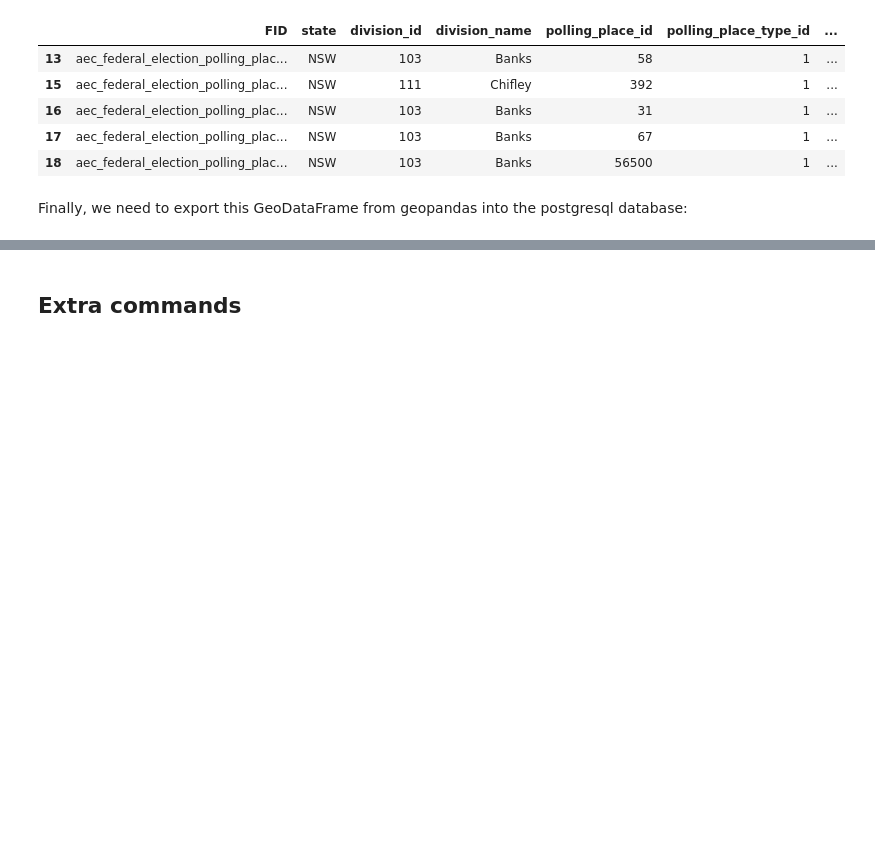
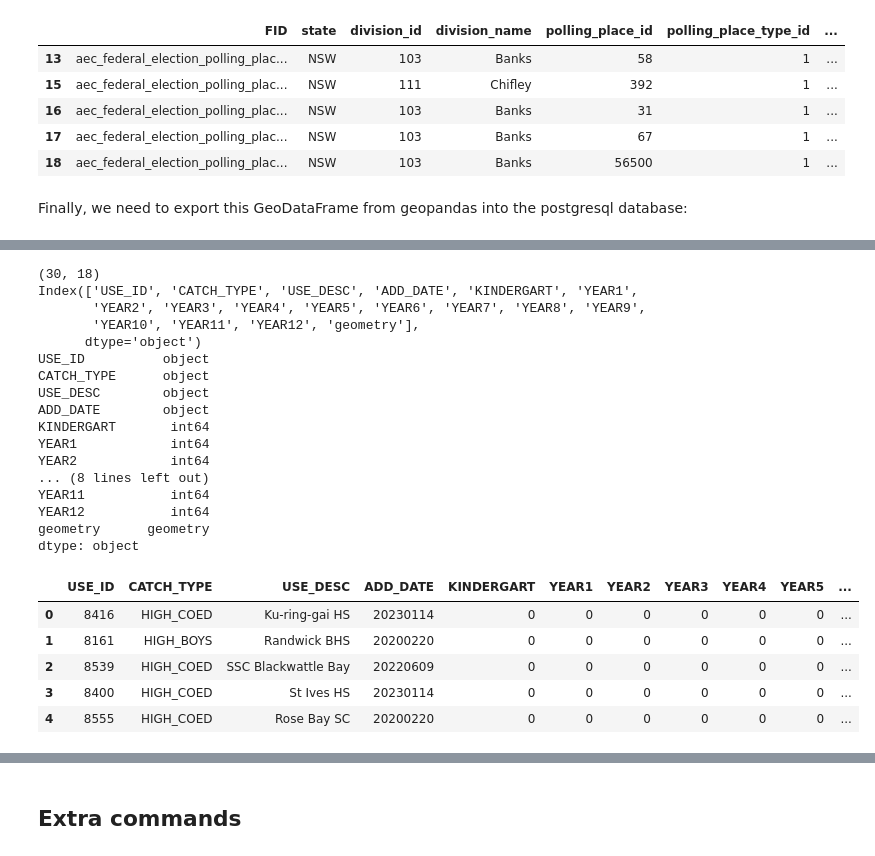
Before and after one commit to FixItChris/DATA2901, a Jupyter notebook: Report.ipynb, the cells around one changed output, grey strips where cells are left out. Drawn from its saved outputs; the diff is of its cells as text; code cells hidden in the pictures; blank space fills up the shorter version.

```diff
--- a/Report.ipynb
+++ b/Report.ipynb
@@ -330,0 +453,32 @@ conn.execute(sql);
+# %%
+# Loading and inspecting the dataset
+path = "Catchments/catchments_future.shp"
+future = gpd.read_file(path)
+print(future.shape)
+print(future.columns)
+print(future.dtypes)
+future.head()
+# %% [output]
+(30, 18)
+Index(['USE_ID', 'CATCH_TYPE', 'USE_DESC', 'ADD_DATE', 'KINDERGART', 'YEAR1',
+       'YEAR2', 'YEAR3', 'YEAR4', 'YEAR5', 'YEAR6', 'YEAR7', 'YEAR8', 'YEAR9',
+       'YEAR10', 'YEAR11', 'YEAR12', 'geometry'],
+      dtype='object')
+USE_ID          object
+CATCH_TYPE      object
+USE_DESC        object
+ADD_DATE        object
+KINDERGART       int64
+YEAR1            int64
+YEAR2            int64
+... (8 lines left out)
+YEAR11           int64
+YEAR12           int64
+geometry      geometry
+dtype: object
+|  | USE_ID | CATCH_TYPE | USE_DESC | ADD_DATE | KINDERGART | YEAR1 | YEAR2 | YEAR3 | YEAR4 | YEAR5 | ... |
+| 0 | 8416 | HIGH_COED | Ku-ring-gai HS | 20230114 | 0 | 0 | 0 | 0 | 0 | 0 | ... |
+| 1 | 8161 | HIGH_BOYS | Randwick BHS | 20200220 | 0 | 0 | 0 | 0 | 0 | 0 | ... |
+| 2 | 8539 | HIGH_COED | SSC Blackwattle Bay | 20220609 | 0 | 0 | 0 | 0 | 0 | 0 | ... |
+| 3 | 8400 | HIGH_COED | St Ives HS | 20230114 | 0 | 0 | 0 | 0 | 0 | 0 | ... |
+| 4 | 8555 | HIGH_COED | Rose Bay SC | 20200220 | 0 | 0 | 0 | 0 | 0 | 0 | ... |
```
Also changed, not shown: parts of 28 cells of this notebook, 13 other files.
